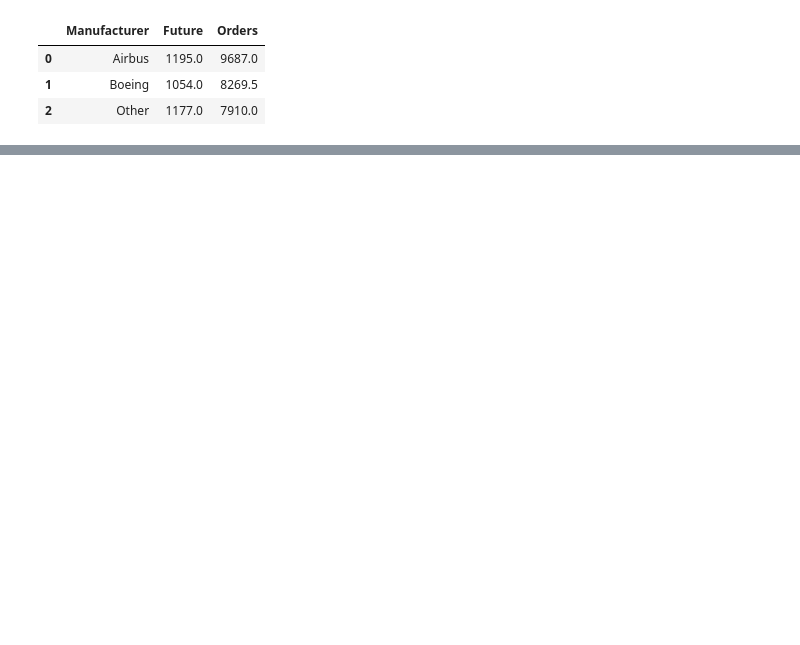
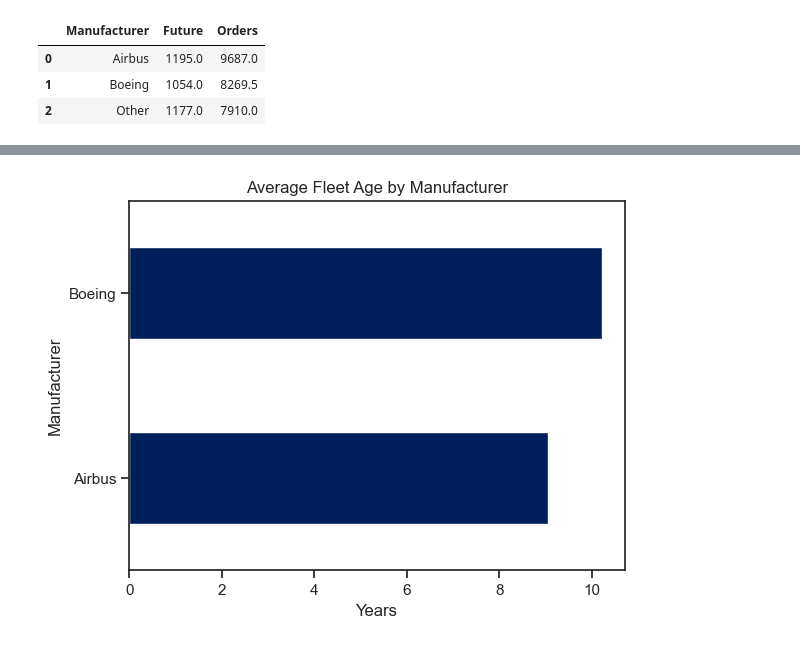
Before and after one commit to akhi-raj/boeing-vs-airbus-analysis, a Jupyter notebook: boeing_vs_airbus.ipynb, the cells around one changed output, grey strips where cells are left out. Cells and saved outputs as stored; diff of their text form; code cells hidden in the pictures; blank space fills up the shorter version.

```diff
--- a/boeing_vs_airbus.ipynb
+++ b/boeing_vs_airbus.ipynb
@@ -361,0 +362,11 @@ plt.show()
+# %%
+# filter for only airbus vs boieng comparison
+
+df_filtered = df[df['Manufacturer'].isin(['Airbus', 'Boeing'])]
+# %%
+df_filtered.groupby('Manufacturer')['Average Age'].mean().plot(kind='barh', color='#00205b')
+plt.title('Average Fleet Age by Manufacturer')
+plt.xlabel('Years')
+plt.show()
+# %% [output]
+[figure, added]
```
Also changed, not shown: parts of 19 cells of this notebook, 1 other file.
